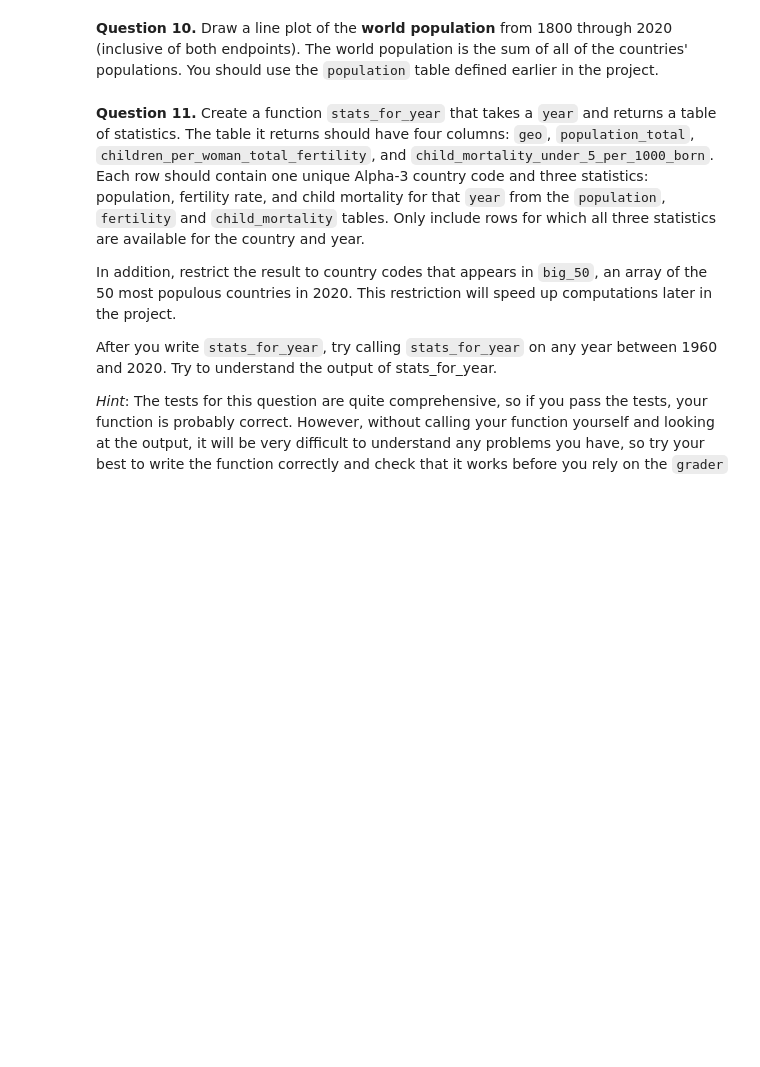
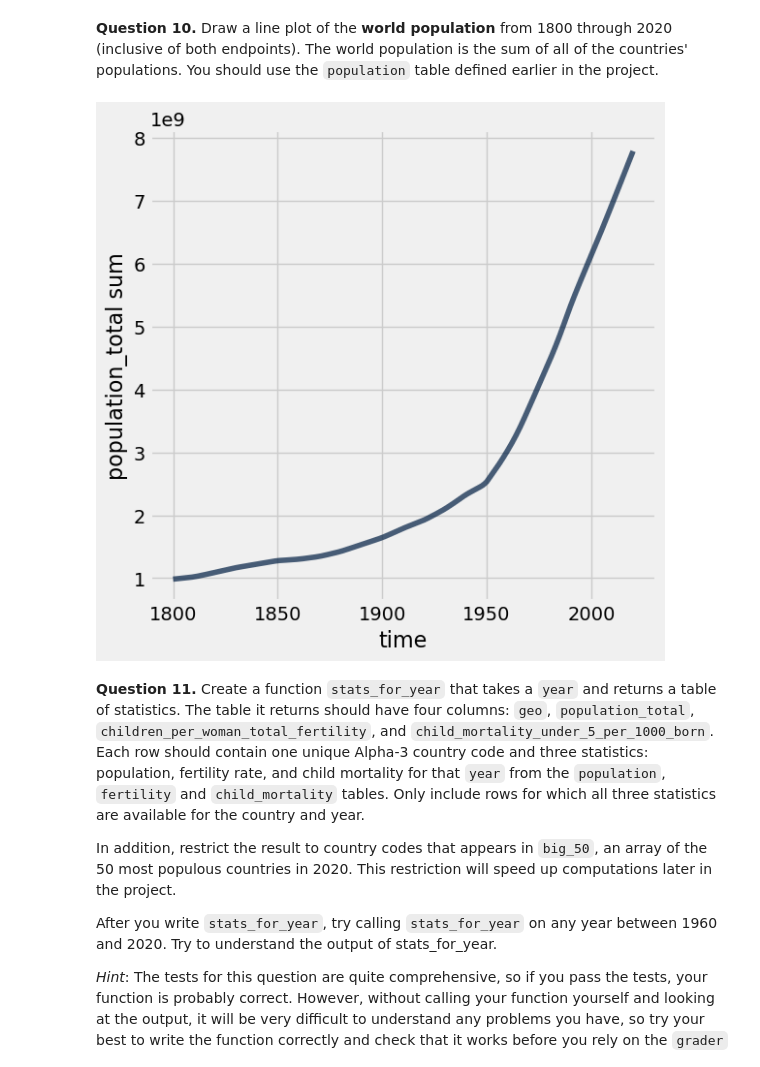
Before and after one commit to junjiezhou1122/data8-spring-2023, a Jupyter notebook: materials/sp23/project/project1/project1.ipynb, the cells around one changed output. Drawn from its saved outputs; the diff is of its cells as text; code cells hidden in the pictures; blank space fills up the shorter version.

```diff
--- a/materials/sp23/project/project1/project1.ipynb
+++ b/materials/sp23/project/project1/project1.ipynb
@@ -498,7 +509,10 @@ manual: True
 -->
 # %%
 #Fill in code here
-...
+#you should use the sum, the defult is the count
+population.group("time", sum).plot("time", "population_total sum")
+# %% [output]
+[figure, added]
 # %% [markdown]
 <!-- END QUESTION -->
 
```
Also changed, not shown: parts of 38 cells of this notebook, 3 other files.
